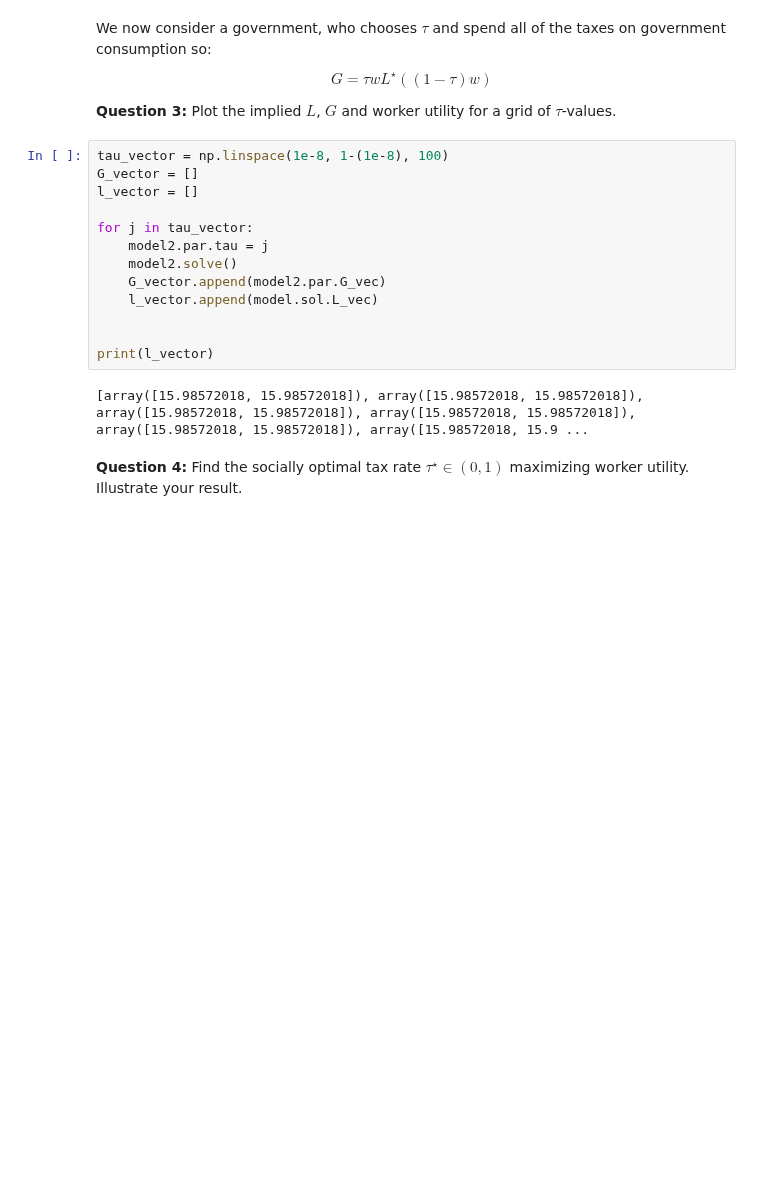
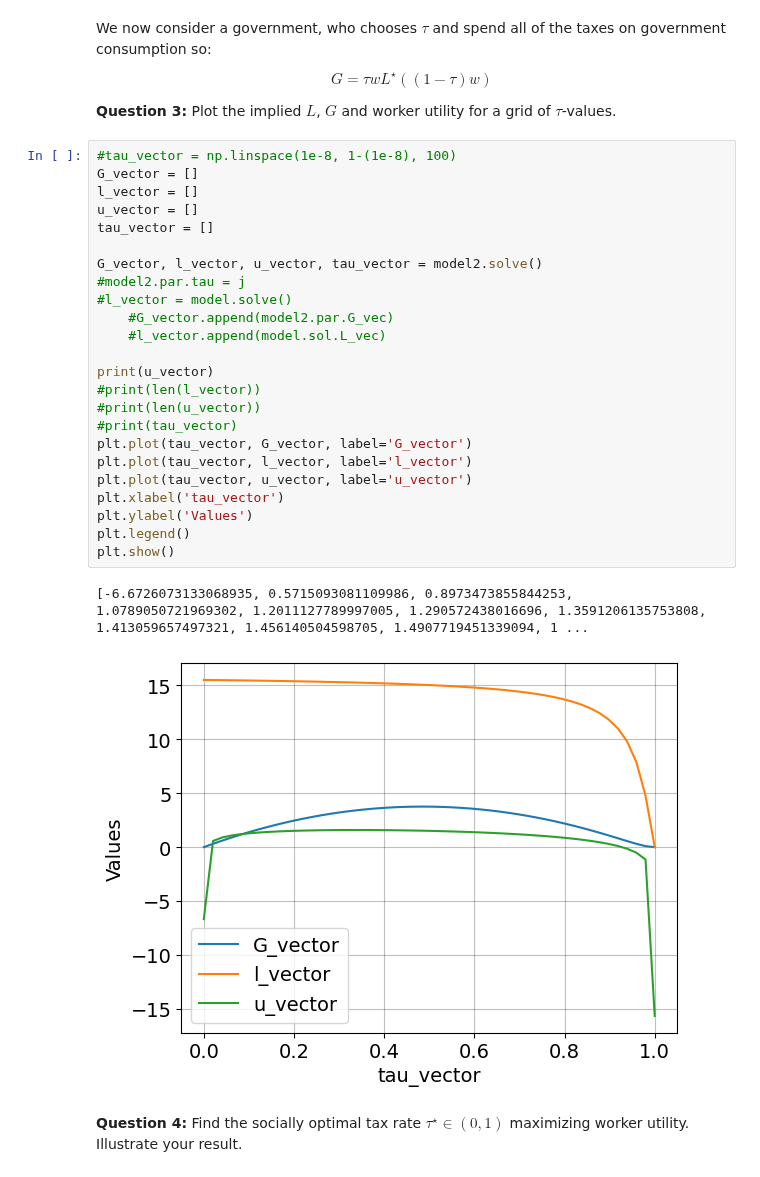
Before and after one commit to NumEconCopenhagen/projects-2023-EFS, a Jupyter notebook: examproject/q1.ipynb, the cells around one changed output. Drawn from its saved outputs; the diff is of its cells as text; blank space fills up the shorter version.

```diff
--- a/examproject/q1.ipynb
+++ b/examproject/q1.ipynb
@@ -96,20 +96,32 @@ $$
 
 **Question 3:** Plot the implied $L$, $G$ and worker utility for a grid of $\tau$-values.
 # %%
-tau_vector = np.linspace(1e-8, 1-(1e-8), 100)
+#tau_vector = np.linspace(1e-8, 1-(1e-8), 100)
 G_vector = []
 l_vector = []
+u_vector = []
+tau_vector = []
 
-for j in tau_vector:
-    model2.par.tau = j
-    model2.solve()
-    G_vector.append(model2.par.G_vec)
-    l_vector.append(model.sol.L_vec)
+G_vector, l_vector, u_vector, tau_vector = model2.solve()
+#model2.par.tau = j
+#l_vector = model.solve()
+    #G_vector.append(model2.par.G_vec)
+    #l_vector.append(model.sol.L_vec)
 
-
-print(l_vector)
+print(u_vector)
+#print(len(l_vector))
+#print(len(u_vector))
+#print(tau_vector)
+plt.plot(tau_vector, G_vector, label='G_vector')
+plt.plot(tau_vector, l_vector, label='l_vector')
+plt.plot(tau_vector, u_vector, label='u_vector')
+plt.xlabel('tau_vector')
+plt.ylabel('Values')
+plt.legend()
+plt.show()
 # %% [output]
-[array([15.98572018, 15.98572018]), array([15.98572018, 15.98572018]), array([15.98572018, 15.98572018]), array([15.98572018, 15.98572018]), array([15.98572018, 15.98572018]), array([15.98572018, 15.9 ...
+[-6.6726073133068935, 0.5715093081109986, 0.8973473855844253, 1.0789050721969302, 1.2011127789997005, 1.290572438016696, 1.3591206135753808, 1.413059657497321, 1.456140504598705, 1.4907719451339094, 1 ...
+[figure, added]
 # %% [markdown]
 **Question 4:** Find the socially optimal tax rate $\tau^{\star}\in(0,1)$ maximizing worker utility. Illustrate your result.
 # %% [markdown]
```
Also changed, not shown: 1 other file.
